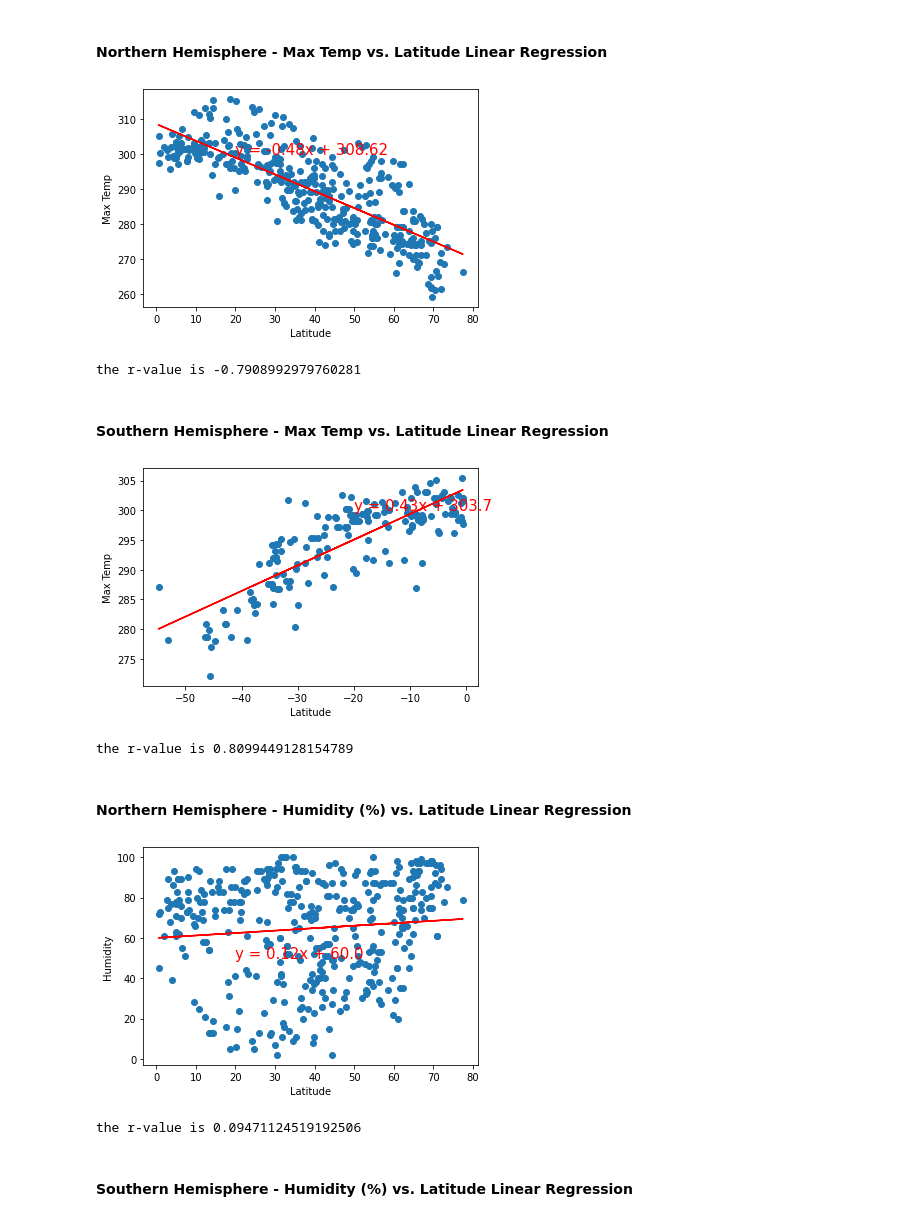
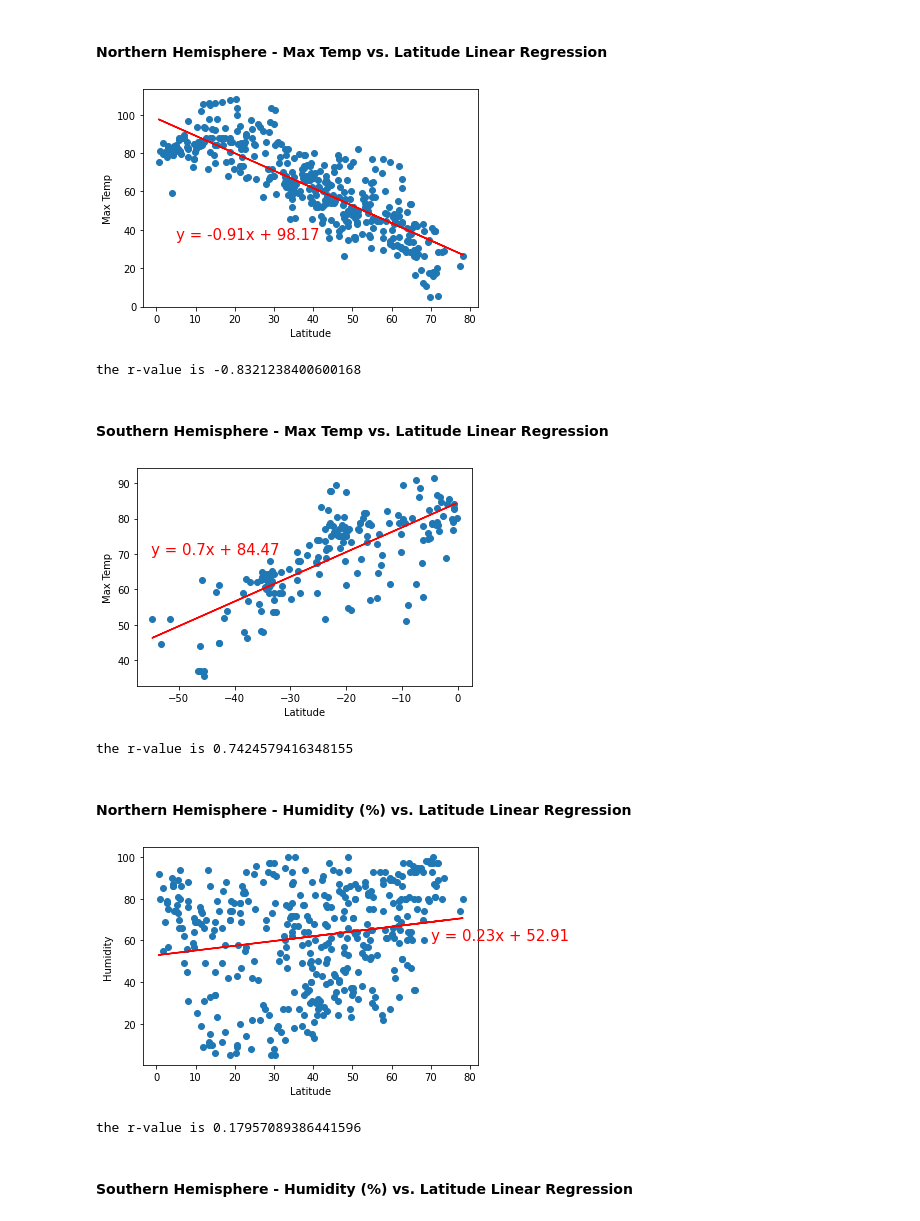
Before and after one commit to adriana-icasiano/python-api-challenge, a Jupyter notebook: WeatherPy/WeatherPy.ipynb, the cells around one changed output. Saved outputs shown, nothing was run; the diff lists cells and outputs as text; code cells hidden in the pictures.

```diff
--- a/WeatherPy/WeatherPy.ipynb
+++ b/WeatherPy/WeatherPy.ipynb
@@ -62,15 +99,17 @@ len(cities)
 # #then do it for all cities
 
 weather = []
+unit = "imperial"
 
 x = 1
 y = 1
+z = 0
 print(f"Beginning Data Retrieval")
 for city in cities:
     print(f"Processing Record {x} of Set {y} | {city}")
     url = "http://api.openweathermap.org/data/2.5/weather?"
     city = city
-    query_url = url + "appid=" + weather_api_key + "&q=" + city
+    query_url = url + "appid=" + weather_api_key + "&q=" + city + "&units=" + unit
     try:
         response = requests.get(query_url).json()
         lat = response['coord']['lat']
@@ -86,9 +125,12 @@ for city in cities:
         weather.append(dict)
     except KeyError:
         print(f"There was a Key Error")
+        z = z+1
+
     x += 1
     if x % 60 == 0:
         time.sleep(60)
         y +=1
+print(f"There were {z} keyErrors")
 # %% [output]
 Beginning Data Retrieval
@@ -225,32 +286,32 @@ regress_values = x_values * slope + intercept
 line_eq = "y = " + str(round(slope,2)) + "x + " + str(round(intercept,2))
 plt.scatter(x_values,y_values)
 plt.plot(x_values,regress_values,"r-")
-plt.annotate(line_eq,(20,300),fontsize=15,color="red")
+plt.annotate(line_eq,(5,35),fontsize=15,color="red")
 plt.xlabel('Latitude')
 plt.ylabel('Max Temp')
 plt.show()
 print(f"the r-value is {rvalue}")
 # %% [output]
-[figure, old version]
+[figure, new version]
-the r-value is -0.7908992979760281
+the r-value is -0.8321238400600168
 # %% [markdown]
 ####  Southern Hemisphere - Max Temp vs. Latitude Linear Regression
 # %%
 x_values = s_hem
 y_values = s_hem_temp
 (slope, intercept, rvalue, pvalue, stderr) = linregress(x_values, y_values)
 regress_values = x_values * slope + intercept
 line_eq = "y = " + str(round(slope,2)) + "x + " + str(round(intercept,2))
 plt.scatter(x_values,y_values)
 plt.plot(x_values,regress_values,"r-")
-plt.annotate(line_eq,(-20,300),fontsize=15,color="red")
+plt.annotate(line_eq,(-55,70),fontsize=15,color="red")
 plt.xlabel('Latitude')
 plt.ylabel('Max Temp')
 plt.show()
 print(f"the r-value is {rvalue}")
 # %% [output]
-[figure, old version]
+[figure, new version]
-the r-value is 0.8099449128154789
+the r-value is 0.7424579416348155
 # %% [markdown]
 ####  Northern Hemisphere - Humidity (%) vs. Latitude Linear Regression
 # %%
@@ -261,14 +322,14 @@ regress_values = x_values * slope + intercept
 line_eq = "y = " + str(round(slope,2)) + "x + " + str(round(intercept,2))
 plt.scatter(x_values,y_values)
 plt.plot(x_values,regress_values,"r-")
-plt.annotate(line_eq,(20,50),fontsize=15,color="red")
+plt.annotate(line_eq,(70,60),fontsize=15,color="red")
 plt.xlabel('Latitude')
 plt.ylabel('Humidity')
 plt.show()
 print(f"the r-value is {rvalue}")
 # %% [output]
-[figure, old version]
+[figure, new version]
-the r-value is 0.09471124519192506
+the r-value is 0.17957089386441596
 # %% [markdown]
 ####  Southern Hemisphere - Humidity (%) vs. Latitude Linear Regression
 # %%
```
Also changed, not shown: parts of 15 cells of this notebook, 2 other files.
